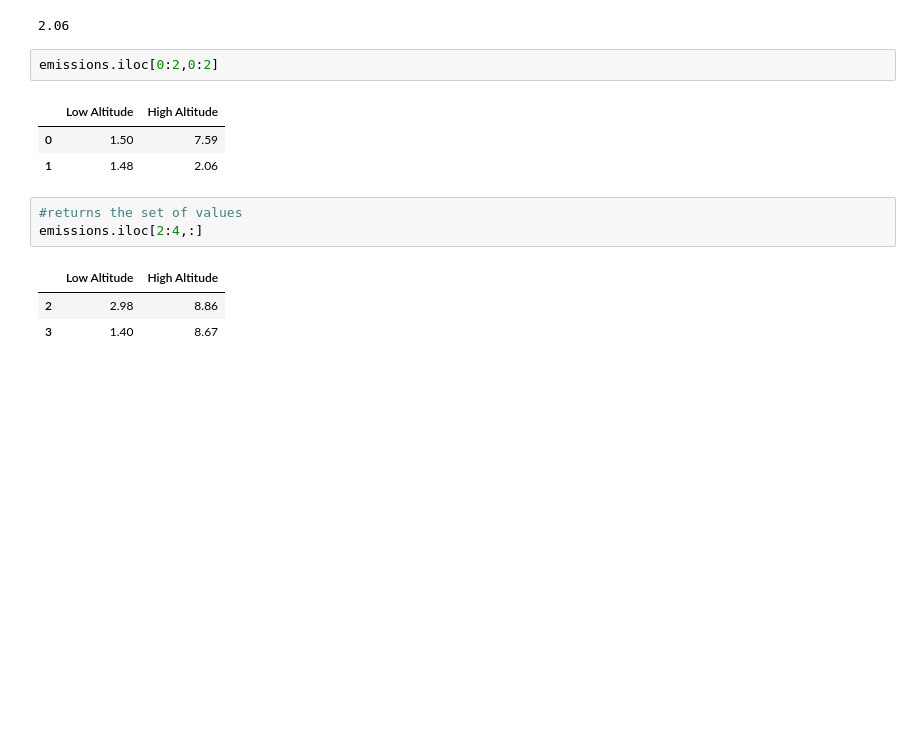
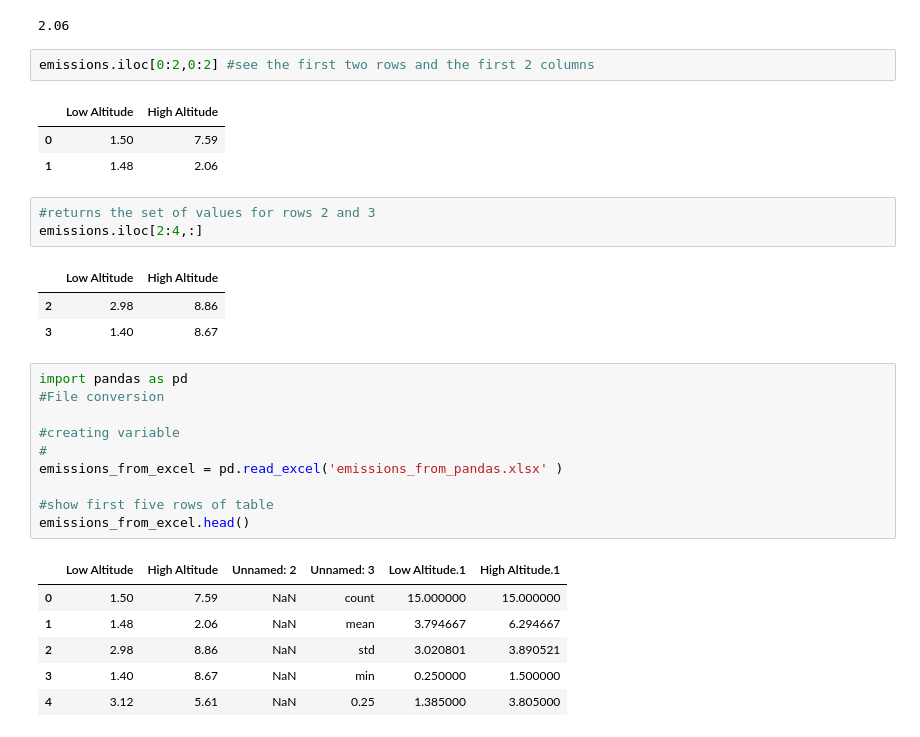
Before and after one commit to Chinaza504/ENDG-310, a Jupyter notebook: ENDG 319/Cure deliverable1.ipynb, the cells around one changed output. Saved outputs shown, nothing was run; the diff lists cells and outputs as text; blank space fills up the shorter version.

```diff
--- a/ENDG 319/Cure deliverable1.ipynb
+++ b/ENDG 319/Cure deliverable1.ipynb
@@ -43,15 +45,32 @@ emissions.iloc[1,1]
 # %% [output]
 2.06
 # %%
-emissions.iloc[0:2,0:2]
+emissions.iloc[0:2,0:2] #see the first two rows and the first 2 columns
 # %% [output]
 |  | Low Altitude | High Altitude |
 | 0 | 1.50 | 7.59 |
 | 1 | 1.48 | 2.06 |
 # %%
-#returns the set of values
+#returns the set of values for rows 2 and 3
 emissions.iloc[2:4,:]
 # %% [output]
 |  | Low Altitude | High Altitude |
 | 2 | 2.98 | 8.86 |
 | 3 | 1.40 | 8.67 |
+# %%
+import pandas as pd
+#File conversion
+
+#creating variable
+#
+emissions_from_excel = pd.read_excel('emissions_from_pandas.xlsx' )
+
+#show first five rows of table
+emissions_from_excel.head()
+# %% [output]
+|  | Low Altitude | High Altitude | Unnamed: 2 | Unnamed: 3 | Low Altitude.1 | High Altitude.1 |
+| 0 | 1.50 | 7.59 | NaN | count | 15.000000 | 15.000000 |
+| 1 | 1.48 | 2.06 | NaN | mean | 3.794667 | 6.294667 |
+| 2 | 2.98 | 8.86 | NaN | std | 3.020801 | 3.890521 |
+| 3 | 1.40 | 8.67 | NaN | min | 0.250000 | 1.500000 |
+| 4 | 3.12 | 5.61 | NaN | 0.25 | 1.385000 | 3.805000 |
```
Also changed, not shown: parts of 12 cells of this notebook, 8 other files.
